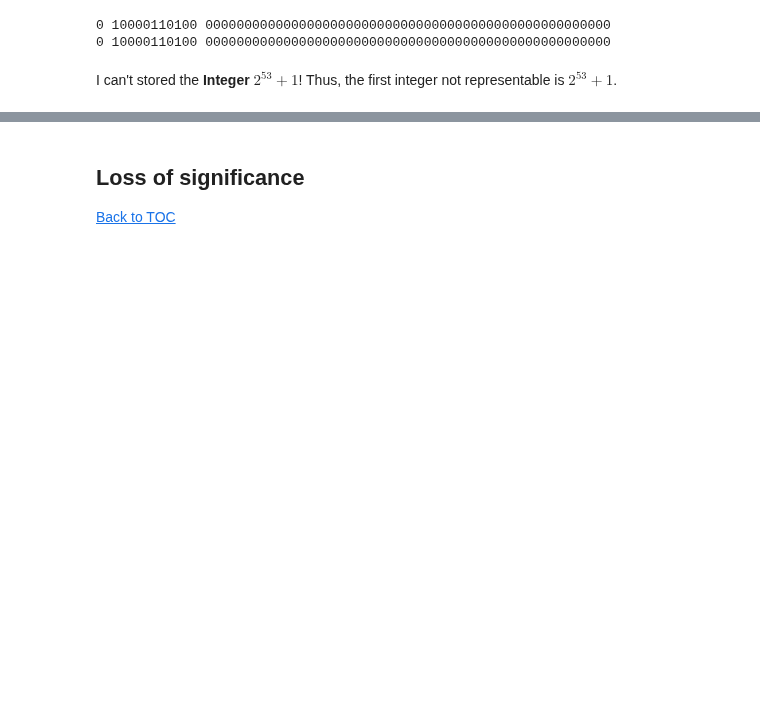
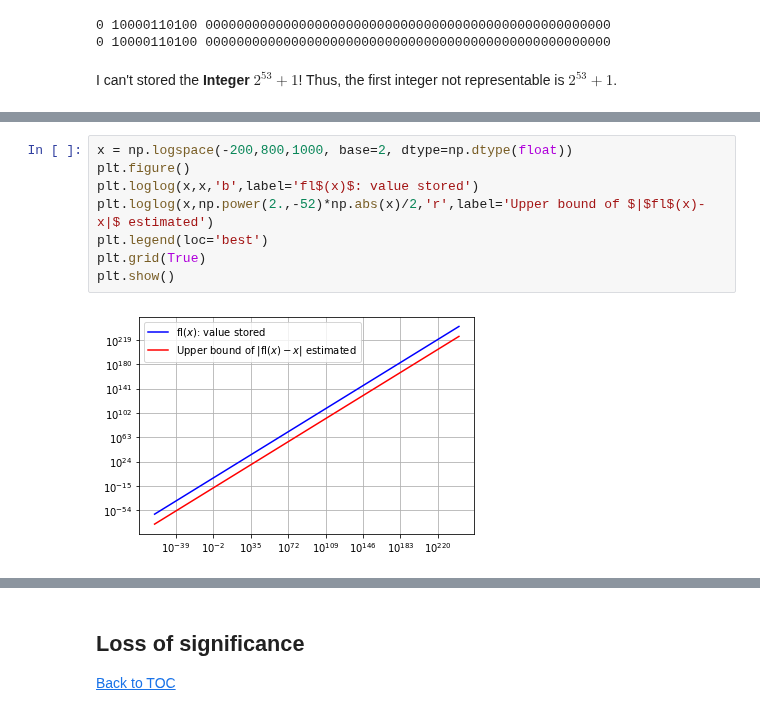
Before and after one commit to tclaudioe/Scientific-Computing, a Jupyter notebook: SC1v2/02_floating_point_arithmetic.ipynb, the cells around one changed output, grey strips where cells are left out. Drawn from its saved outputs; the diff is of its cells as text; blank space fills up the shorter version.

```diff
--- a/SC1v2/02_floating_point_arithmetic.ipynb
+++ b/SC1v2/02_floating_point_arithmetic.ipynb
@@ -295,0 +340,10 @@ I can't stored the **Integer** $2^{53}+1$! Thus, the first integer not represent
+# %%
+x = np.logspace(-200,800,1000, base=2, dtype=np.dtype(float))
+plt.figure()
+plt.loglog(x,x,'b',label='fl$(x)$: value stored')
+plt.loglog(x,np.power(2.,-52)*np.abs(x)/2,'r',label='Upper bound of $|$fl$(x)-x|$ estimated')
+plt.legend(loc='best')
+plt.grid(True)
+plt.show()
+# %% [output]
+[figure, added]
```
Also changed, not shown: parts of 57 cells of this notebook, 1 other file.
